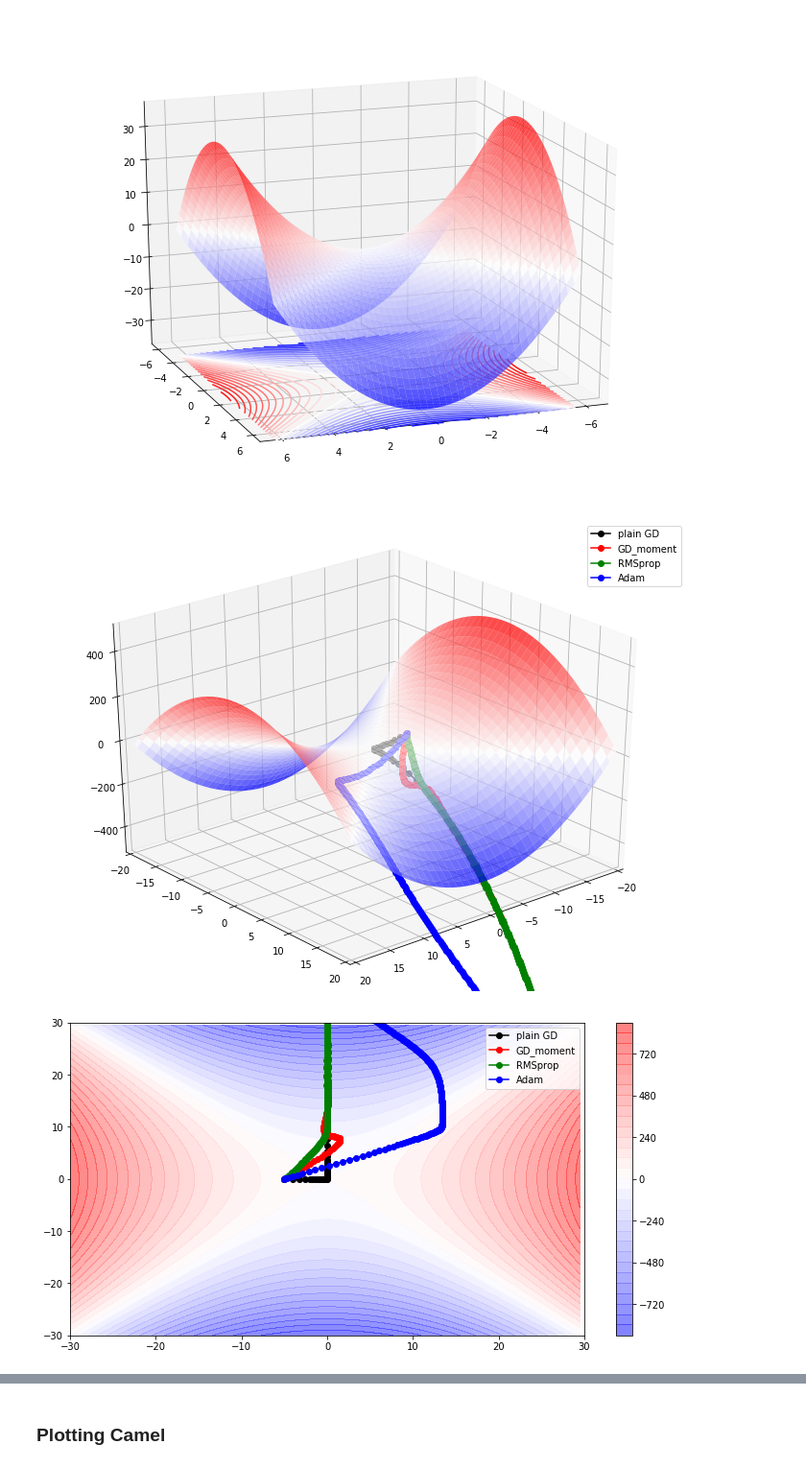
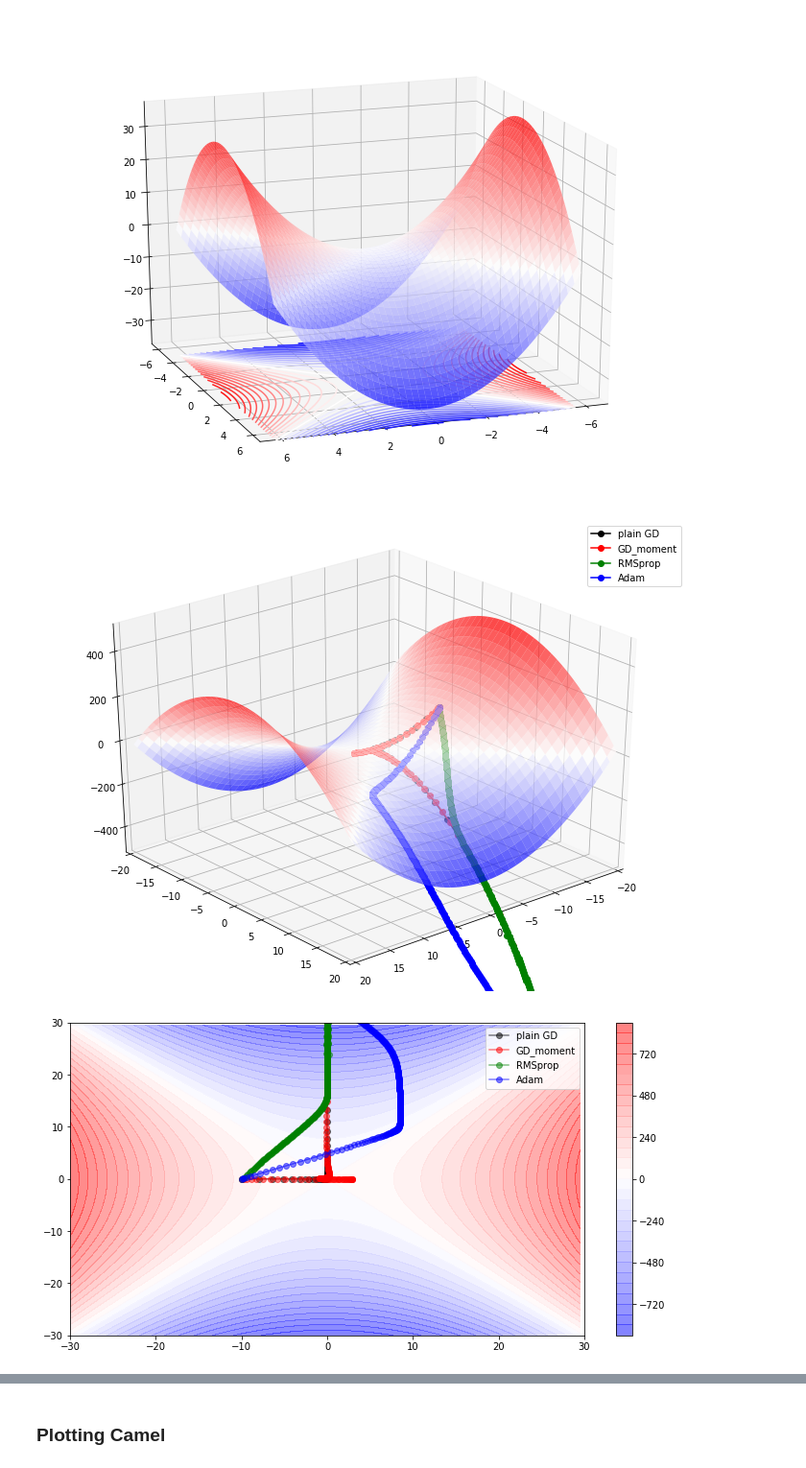
Before and after one commit to shamPJ/Material-for-MLpython-course, a Jupyter notebook: GD_MSE/DL_course_optimizers.ipynb, the cells around one changed output, grey strips where cells are left out. Shown at 96% size. Saved outputs shown, nothing was run; the diff lists cells and outputs as text; code cells hidden in the pictures.

```diff
--- a/GD_MSE/DL_course_optimizers.ipynb
+++ b/GD_MSE/DL_course_optimizers.ipynb
@@ -114,7 +108,7 @@ def sgmoment(x,y,func,lrate,epoches,params):
         dx, dy = func(x,y)
 
         vx = beta*vx + (1-beta)*dx
-        vy = beta*vx + (1-beta)*dy
+        vy = beta*vy + (1-beta)*dy
 
         x   = x - lrate*vx
         y   = y - lrate*vy
@@ -259,6 +253,6 @@ plt.show()
 # %%
 # initial weights
-x, y    = -5, 0.001
+x, y    = -10, 0.001
 lrate   = 0.1
 epoches = 500
 
@@ -325,34 +319,34 @@ ax1.set_xlim(-20, 20)
 plt.legend()
 plt.show()
 # %% [output]
-[figure, old version]
+[figure, new version]
 # %%
 x = np.arange(-30, 30, 0.5)
 y = np.arange(-30, 30, 0.5)
 
 # plot surface
 X, Y = np.meshgrid(x,y)
 Z = saddle(X.ravel(), Y.ravel())
 Z = Z.reshape(X.shape[0],-1)
 
 fig = plt.figure(figsize=(12,6))
 gs = fig.add_gridspec(1, 1)
 
 ax1 = fig.add_subplot(gs[0, 0])
 
 for i in range(len(history)):
     x_scatter = history[i][:,0]
     y_scatter = history[i][:,1]
 
-    ax1.plot(x_scatter,y_scatter,colors[i],label=labels[i])
+    ax1.plot(x_scatter,y_scatter,colors[i],label=labels[i], alpha=0.5)
 
 ctr = ax1.contourf(X,Y,Z, 30, cmap=cm.bwr, alpha=0.5)
 
 plt.ylim((-30,30))
 plt.xlim((-30,30))
 
 fig.colorbar(ctr)
 plt.legend()
 plt.show()
 # %% [output]
-[figure, old version]
+[figure, new version]
```
Also changed, not shown: parts of 10 cells of this notebook, 4 other files.
